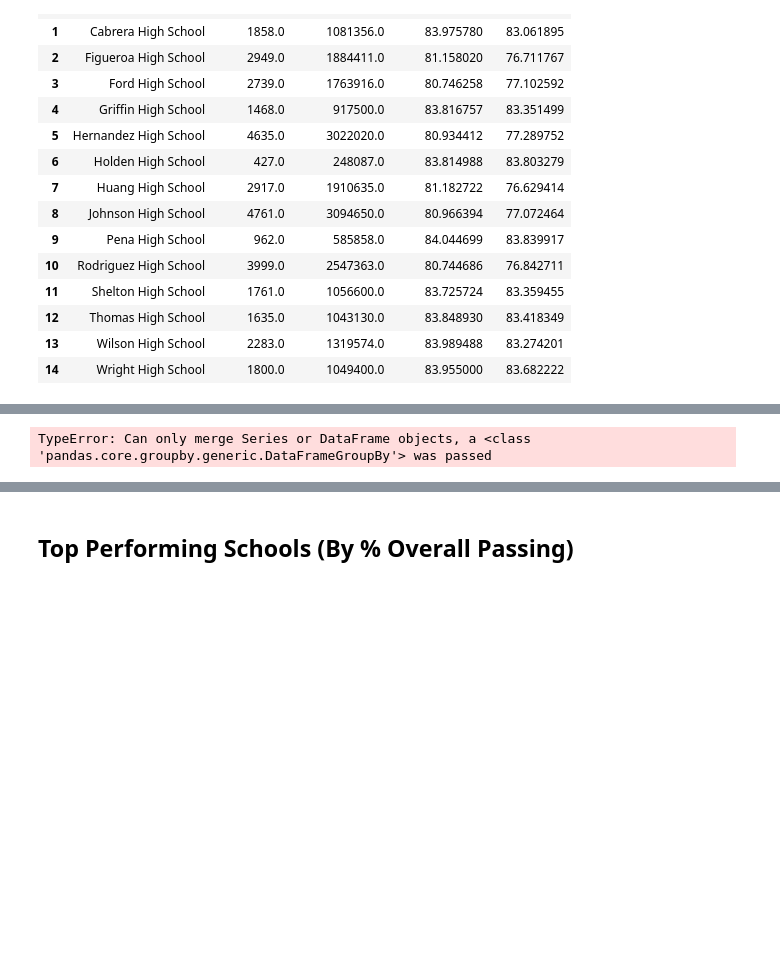
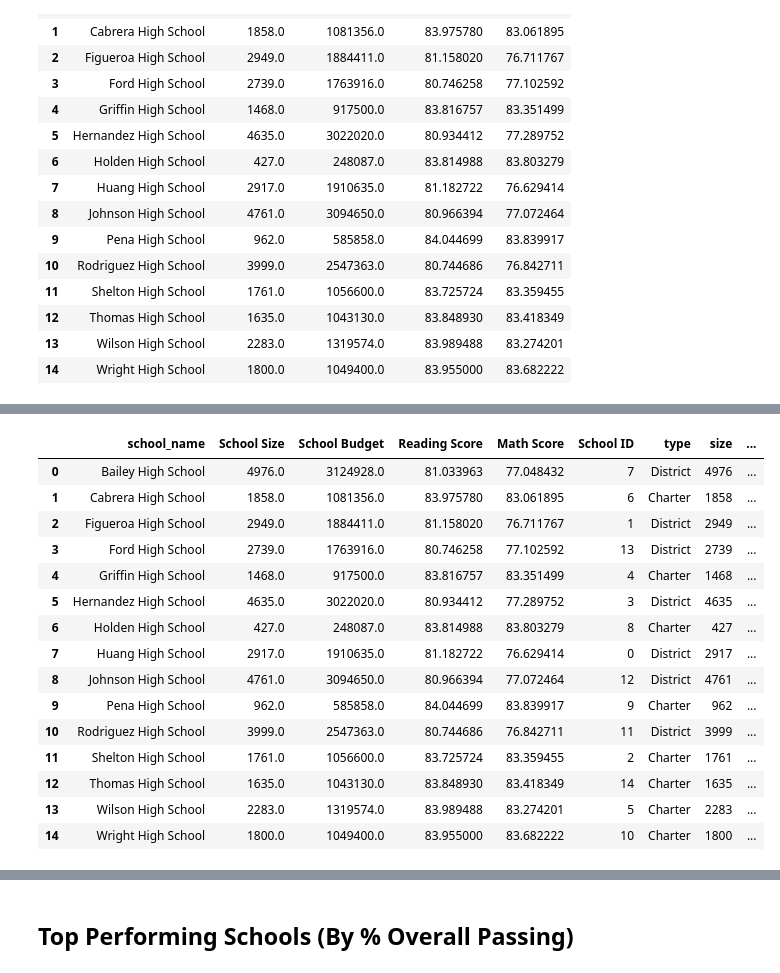
Before and after one commit to Carly-Jane/Pandas_Homework_Carly_Wieland, a Jupyter notebook: PyCitySchools/PyCitySchools_starter.ipynb, the cells around one changed output, grey strips where cells are left out. Drawn from its saved outputs; the diff is of its cells as text; code cells hidden in the pictures; blank space fills up the shorter version.

```diff
--- a/PyCitySchools/PyCitySchools_starter.ipynb
+++ b/PyCitySchools/PyCitySchools_starter.ipynb
@@ -198,7 +198,9 @@ school_summary_grouped_df = school_summary_grouped
 # school_summary_grouped_df["Reading Score"] = school_summary_grouped_df["Reading Score"].map('{:.2f}'.format)
 # school_summary_grouped_df["Math Score"] = school_summary_grouped_df["Math Score"].map('{:.2f}'.format)
 
-school_summary_grouped_df.mean()
+school_mean_df = school_summary_grouped.mean()
+
+school_mean_df
 # %% [output]
 |  | school_name | School Size | School Budget | Reading Score | Math Score |
 | 0 | Bailey High School | 4976.0 | 3124928.0 | 81.033963 | 77.048432 |
@@ -228,8 +240,23 @@ school_data.head()
 # %%
 # OKAY SO i like what I'm seing,
 # i need to merge this new DF with the OG schools_complete df to get the school type.
 # Combine the data into a single dataset.
-school_summary_merge = pd.merge(school_summary_grouped, school_data, how="left", on=["school_name", "school_name"])
-school_summary_merge
+school_summary_merge1 = pd.merge(school_mean_df, school_data, how="left", on=["school_name", "school_name"])
+school_summary_merge1
 # %% [output]
-TypeError: Can only merge Series or DataFrame objects, a <class 'pandas.core.groupby.generic.DataFrameGroupBy'> was passed
+|  | school_name | School Size | School Budget | Reading Score | Math Score | School ID | type | size | ... |
+| 0 | Bailey High School | 4976.0 | 3124928.0 | 81.033963 | 77.048432 | 7 | District | 4976 | ... |
+| 1 | Cabrera High School | 1858.0 | 1081356.0 | 83.975780 | 83.061895 | 6 | Charter | 1858 | ... |
+| 2 | Figueroa High School | 2949.0 | 1884411.0 | 81.158020 | 76.711767 | 1 | District | 2949 | ... |
+| 3 | Ford High School | 2739.0 | 1763916.0 | 80.746258 | 77.102592 | 13 | District | 2739 | ... |
+| 4 | Griffin High School | 1468.0 | 917500.0 | 83.816757 | 83.351499 | 4 | Charter | 1468 | ... |
+| 5 | Hernandez High School | 4635.0 | 3022020.0 | 80.934412 | 77.289752 | 3 | District | 4635 | ... |
+| 6 | Holden High School | 427.0 | 248087.0 | 83.814988 | 83.803279 | 8 | Charter | 427 | ... |
+| 7 | Huang High School | 2917.0 | 1910635.0 | 81.182722 | 76.629414 | 0 | District | 2917 | ... |
+| 8 | Johnson High School | 4761.0 | 3094650.0 | 80.966394 | 77.072464 | 12 | District | 4761 | ... |
+| 9 | Pena High School | 962.0 | 585858.0 | 84.044699 | 83.839917 | 9 | Charter | 962 | ... |
+| 10 | Rodriguez High School | 3999.0 | 2547363.0 | 80.744686 | 76.842711 | 11 | District | 3999 | ... |
+| 11 | Shelton High School | 1761.0 | 1056600.0 | 83.725724 | 83.359455 | 2 | Charter | 1761 | ... |
+| 12 | Thomas High School | 1635.0 | 1043130.0 | 83.848930 | 83.418349 | 14 | Charter | 1635 | ... |
+| 13 | Wilson High School | 2283.0 | 1319574.0 | 83.989488 | 83.274201 | 5 | Charter | 2283 | ... |
+| 14 | Wright High School | 1800.0 | 1049400.0 | 83.955000 | 83.682222 | 10 | Charter | 1800 | ... |
```
Also changed, not shown: parts of 5 cells of this notebook.
